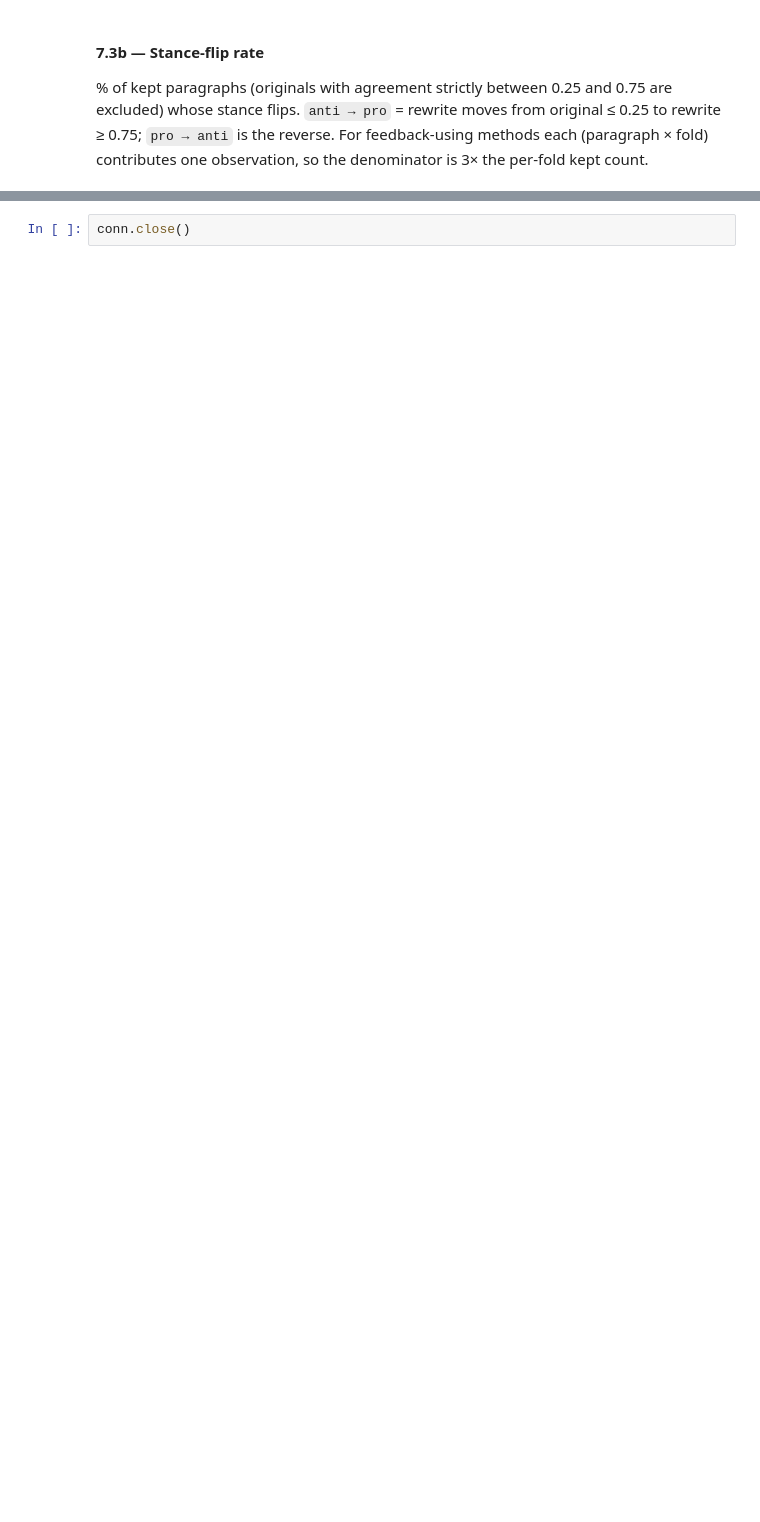
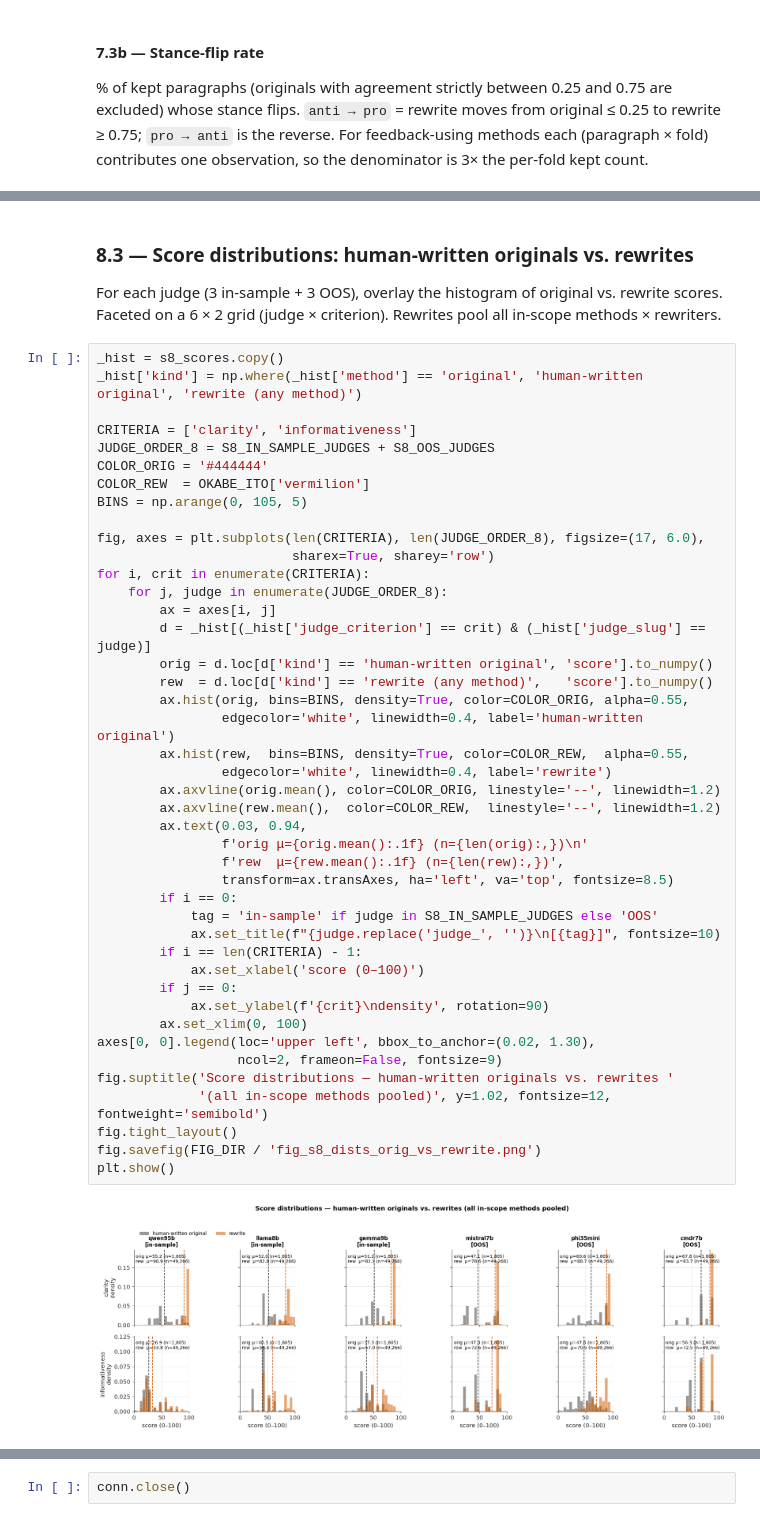
Before and after one commit to daxmavy/attack-llm-judge, a Jupyter notebook: analysis/analysis.ipynb, the cells around one changed output, grey strips where cells are left out. Saved outputs shown, nothing was run; the diff lists cells and outputs as text; blank space fills up the shorter version.

```diff
--- a/analysis/analysis.ipynb
+++ b/analysis/analysis.ipynb
@@ -1155,0 +1294,51 @@ plt.show()
+# %% [markdown]
+### 8.3 — Score distributions: human-written originals vs. rewrites
+
+For each judge (3 in-sample + 3 OOS), overlay the histogram of original
+vs. rewrite scores. Faceted on a 6 × 2 grid (judge × criterion).
+Rewrites pool all in-scope methods × rewriters.
+# %%
+_hist = s8_scores.copy()
+_hist['kind'] = np.where(_hist['method'] == 'original', 'human-written original', 'rewrite (any method)')
+
+CRITERIA = ['clarity', 'informativeness']
+JUDGE_ORDER_8 = S8_IN_SAMPLE_JUDGES + S8_OOS_JUDGES
+COLOR_ORIG = '#444444'
+COLOR_REW  = OKABE_ITO['vermilion']
+BINS = np.arange(0, 105, 5)
+
+fig, axes = plt.subplots(len(CRITERIA), len(JUDGE_ORDER_8), figsize=(17, 6.0),
+                         sharex=True, sharey='row')
+for i, crit in enumerate(CRITERIA):
+    for j, judge in enumerate(JUDGE_ORDER_8):
+        ax = axes[i, j]
+        d = _hist[(_hist['judge_criterion'] == crit) & (_hist['judge_slug'] == judge)]
+        orig = d.loc[d['kind'] == 'human-written original', 'score'].to_numpy()
+        rew  = d.loc[d['kind'] == 'rewrite (any method)',   'score'].to_numpy()
+        ax.hist(orig, bins=BINS, density=True, color=COLOR_ORIG, alpha=0.55,
+                edgecolor='white', linewidth=0.4, label='human-written original')
+        ax.hist(rew,  bins=BINS, density=True, color=COLOR_REW,  alpha=0.55,
+                edgecolor='white', linewidth=0.4, label='rewrite')
+        ax.axvline(orig.mean(), color=COLOR_ORIG, linestyle='--', linewidth=1.2)
+        ax.axvline(rew.mean(),  color=COLOR_REW,  linestyle='--', linewidth=1.2)
+        ax.text(0.03, 0.94,
+                f'orig μ={orig.mean():.1f} (n={len(orig):,})\n'
+                f'rew  μ={rew.mean():.1f} (n={len(rew):,})',
+                transform=ax.transAxes, ha='left', va='top', fontsize=8.5)
+        if i == 0:
+            tag = 'in-sample' if judge in S8_IN_SAMPLE_JUDGES else 'OOS'
+            ax.set_title(f"{judge.replace('judge_', '')}\n[{tag}]", fontsize=10)
+        if i == len(CRITERIA) - 1:
+            ax.set_xlabel('score (0–100)')
+        if j == 0:
+            ax.set_ylabel(f'{crit}\ndensity', rotation=90)
+        ax.set_xlim(0, 100)
+axes[0, 0].legend(loc='upper left', bbox_to_anchor=(0.02, 1.30),
+                  ncol=2, frameon=False, fontsize=9)
+fig.suptitle('Score distributions — human-written originals vs. rewrites '
+             '(all in-scope methods pooled)', y=1.02, fontsize=12, fontweight='semibold')
+fig.tight_layout()
+fig.savefig(FIG_DIR / 'fig_s8_dists_orig_vs_rewrite.png')
+plt.show()
+# %% [output]
+[figure, added]
```
Also changed, not shown: parts of 47 cells of this notebook, 4 other files.
